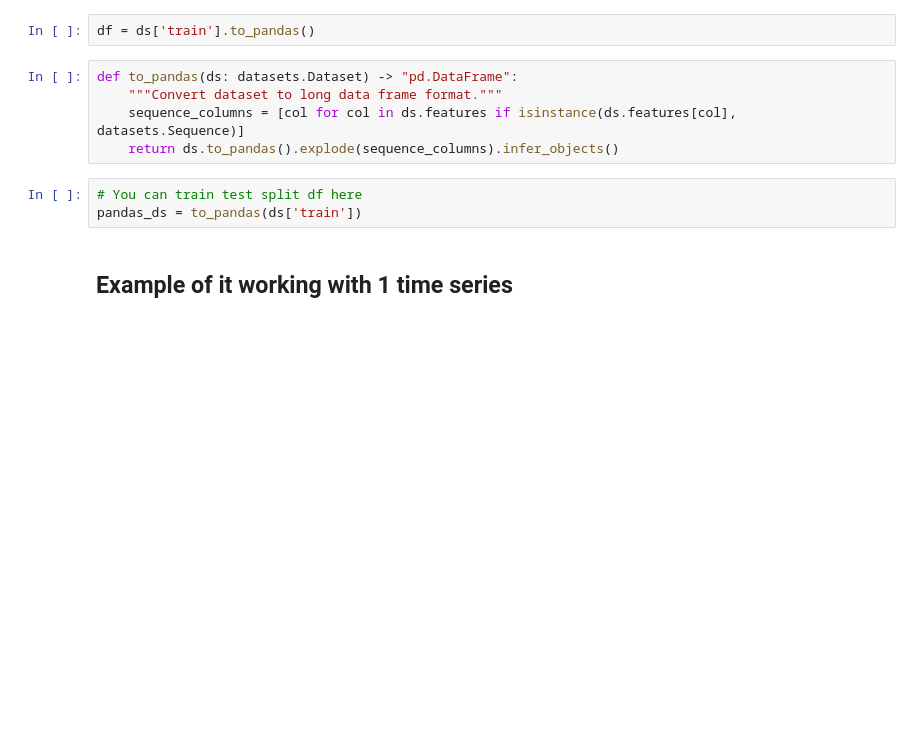
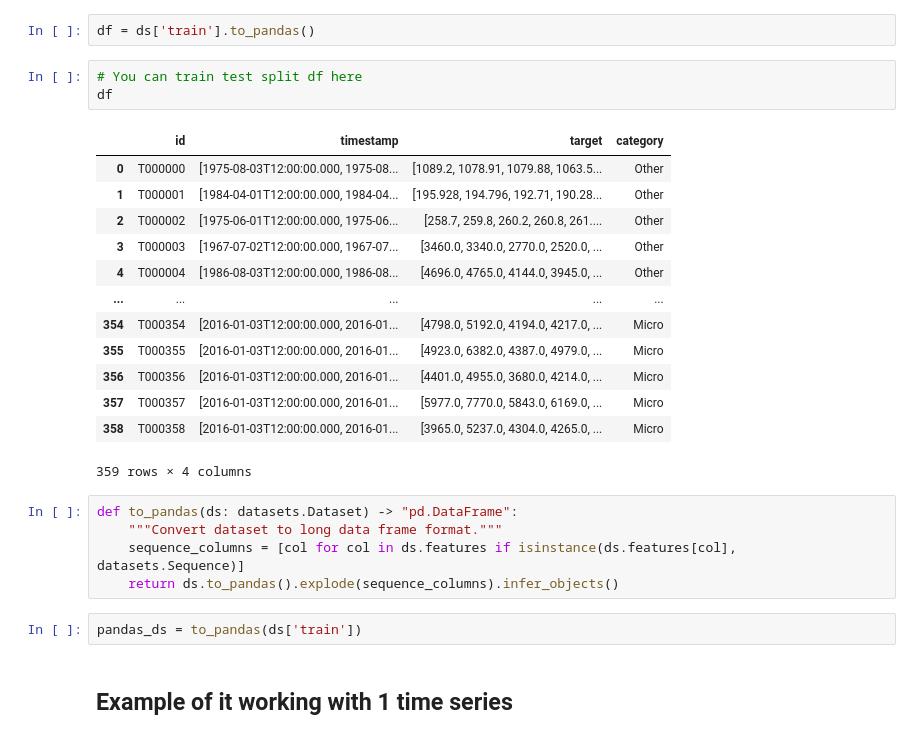
Before and after one commit to bipin-a/aidi-1100, a Jupyter notebook: Assignments/inclassdemoforecasting.ipynb, the cells around one changed output. Cells and saved outputs as stored; diff of their text form; blank space fills up the shorter version.

```diff
--- a/Assignments/inclassdemoforecasting.ipynb
+++ b/Assignments/inclassdemoforecasting.ipynb
@@ -10,12 +19,28 @@ ds = load_dataset("autogluon/chronos_datasets", "m4_weekly",)
 # %%
 df = ds['train'].to_pandas()
+# %%
+# You can train test split df here
+df
+# %% [output]
+|  | id | timestamp | target | category |
+| 0 | T000000 | [1975-08-03T12:00:00.000, 1975-08... | [1089.2, 1078.91, 1079.88, 1063.5... | Other |
+| 1 | T000001 | [1984-04-01T12:00:00.000, 1984-04... | [195.928, 194.796, 192.71, 190.28... | Other |
+| 2 | T000002 | [1975-06-01T12:00:00.000, 1975-06... | [258.7, 259.8, 260.2, 260.8, 261.... | Other |
+| 3 | T000003 | [1967-07-02T12:00:00.000, 1967-07... | [3460.0, 3340.0, 2770.0, 2520.0, ... | Other |
+| 4 | T000004 | [1986-08-03T12:00:00.000, 1986-08... | [4696.0, 4765.0, 4144.0, 3945.0, ... | Other |
+| ... | ... | ... | ... | ... |
+| 354 | T000354 | [2016-01-03T12:00:00.000, 2016-01... | [4798.0, 5192.0, 4194.0, 4217.0, ... | Micro |
+| 355 | T000355 | [2016-01-03T12:00:00.000, 2016-01... | [4923.0, 6382.0, 4387.0, 4979.0, ... | Micro |
+| 356 | T000356 | [2016-01-03T12:00:00.000, 2016-01... | [4401.0, 4955.0, 3680.0, 4214.0, ... | Micro |
+| 357 | T000357 | [2016-01-03T12:00:00.000, 2016-01... | [5977.0, 7770.0, 5843.0, 6169.0, ... | Micro |
+| 358 | T000358 | [2016-01-03T12:00:00.000, 2016-01... | [3965.0, 5237.0, 4304.0, 4265.0, ... | Micro |
+359 rows × 4 columns
 # %%
 def to_pandas(ds: datasets.Dataset) -> "pd.DataFrame":
     """Convert dataset to long data frame format."""
     sequence_columns = [col for col in ds.features if isinstance(ds.features[col], datasets.Sequence)]
     return ds.to_pandas().explode(sequence_columns).infer_objects()
 # %%
-# You can train test split df here
 pandas_ds = to_pandas(ds['train'])
 # %% [markdown]
 ## Example of it working with 1 time series
```
Also changed, not shown: parts of 1 cell of this notebook.
